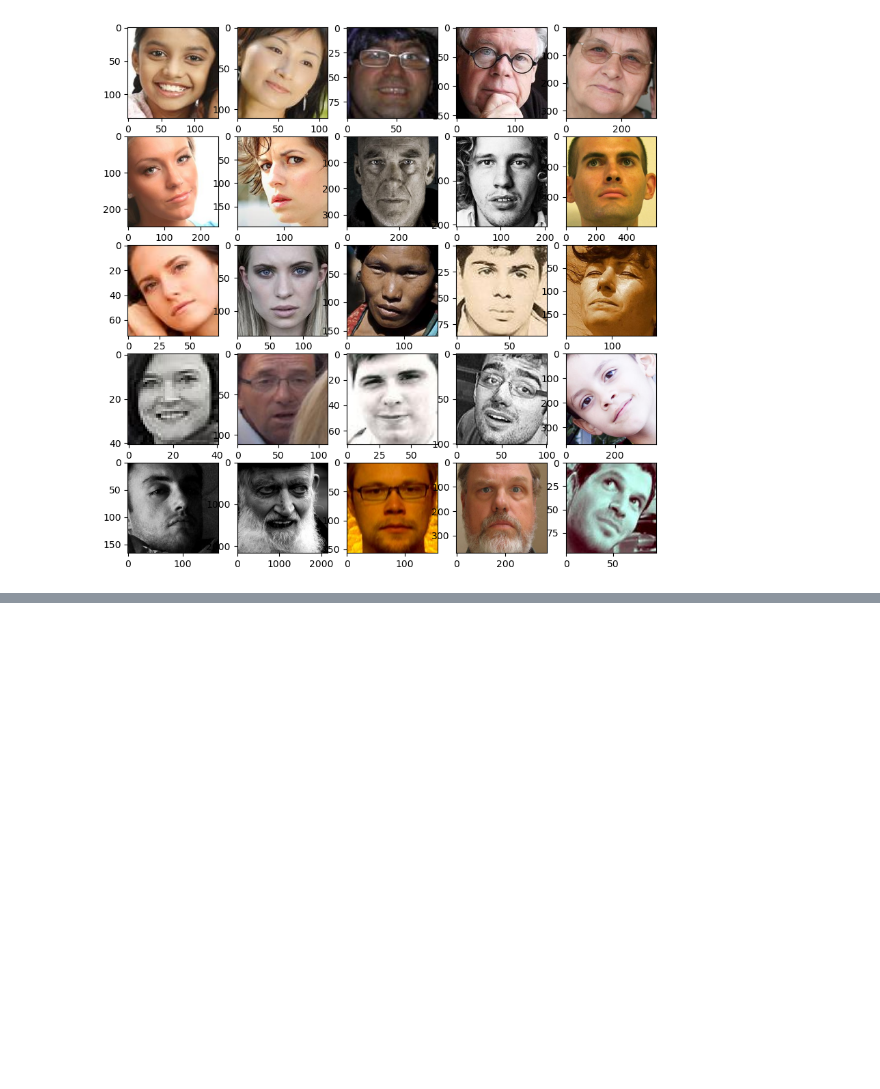
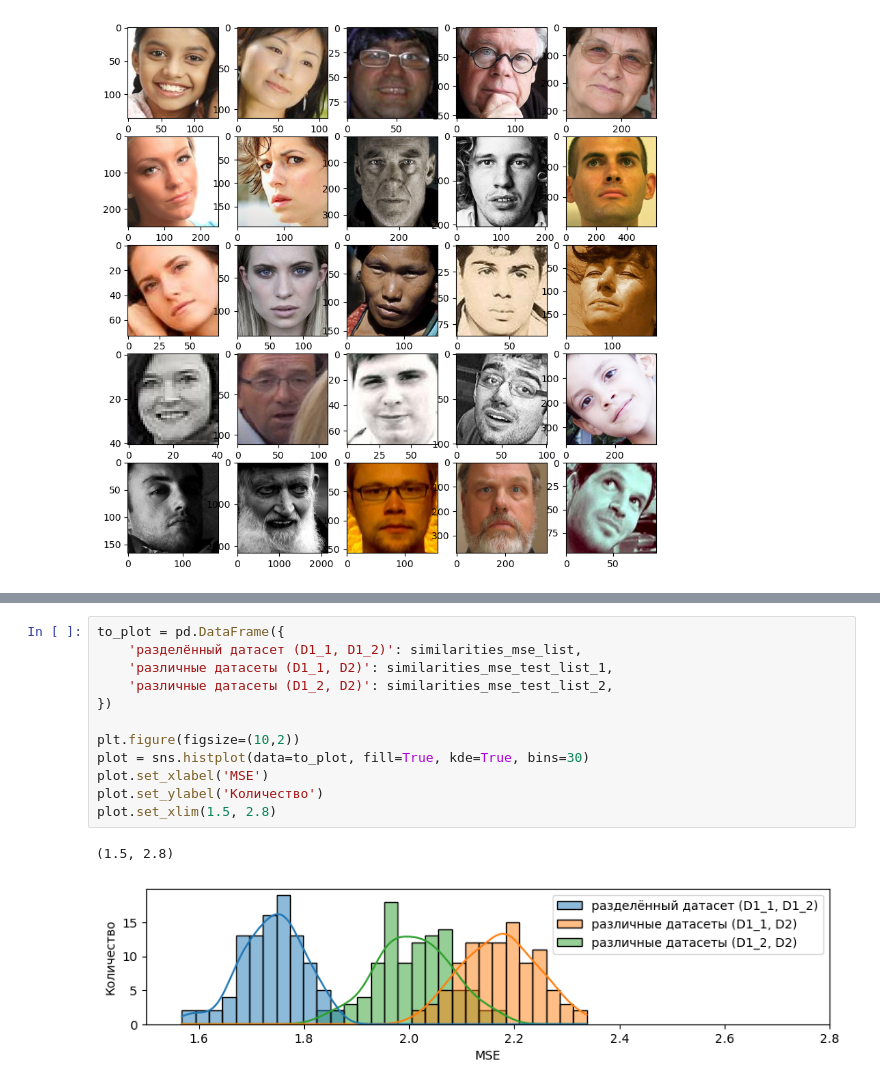
Before and after one commit to Usatoff/datasets_similarity, a Jupyter notebook: base.ipynb, the cells around one changed output, grey strips where cells are left out. Saved outputs shown, nothing was run; the diff lists cells and outputs as text; blank space fills up the shorter version.

```diff
--- a/base.ipynb
+++ b/base.ipynb
@@ -264,0 +321,15 @@ plot_images(test_dataset, 25)
+# %%
+to_plot = pd.DataFrame({
+    'разделённый датасет (D1_1, D1_2)': similarities_mse_list,
+    'различные датасеты (D1_1, D2)': similarities_mse_test_list_1,
+    'различные датасеты (D1_2, D2)': similarities_mse_test_list_2,
+})
+
+plt.figure(figsize=(10,2))
+plot = sns.histplot(data=to_plot, fill=True, kde=True, bins=30)
+plot.set_xlabel('MSE')
+plot.set_ylabel('Количество')
+plot.set_xlim(1.5, 2.8)
+# %% [output]
+(1.5, 2.8)
+[figure, added]
```
Also changed, not shown: parts of 11 cells of this notebook.
